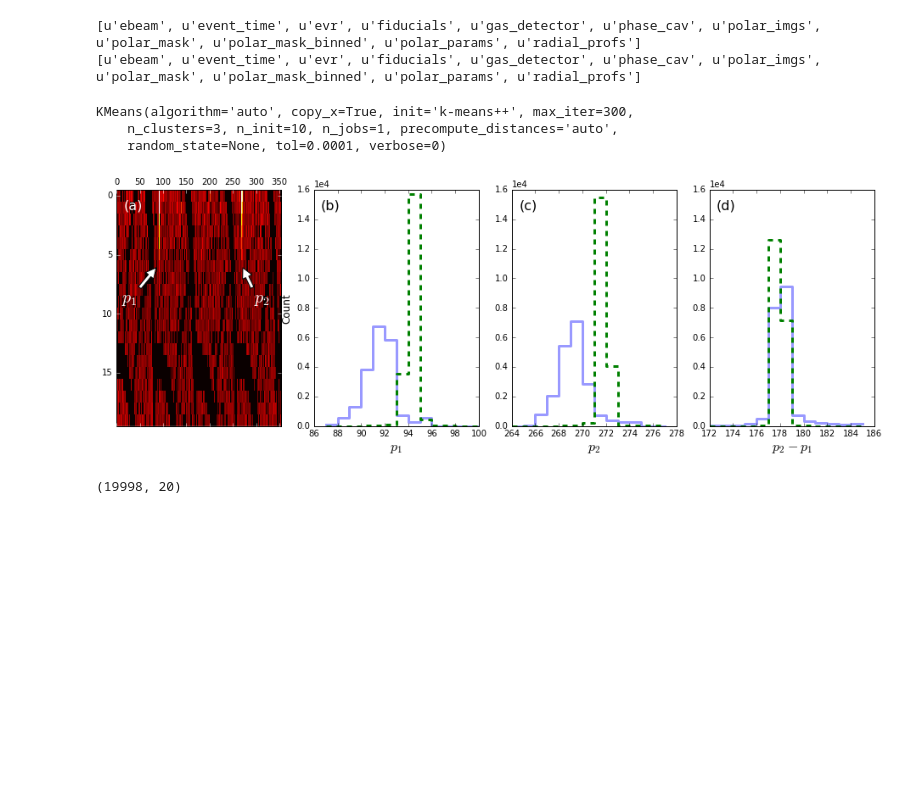
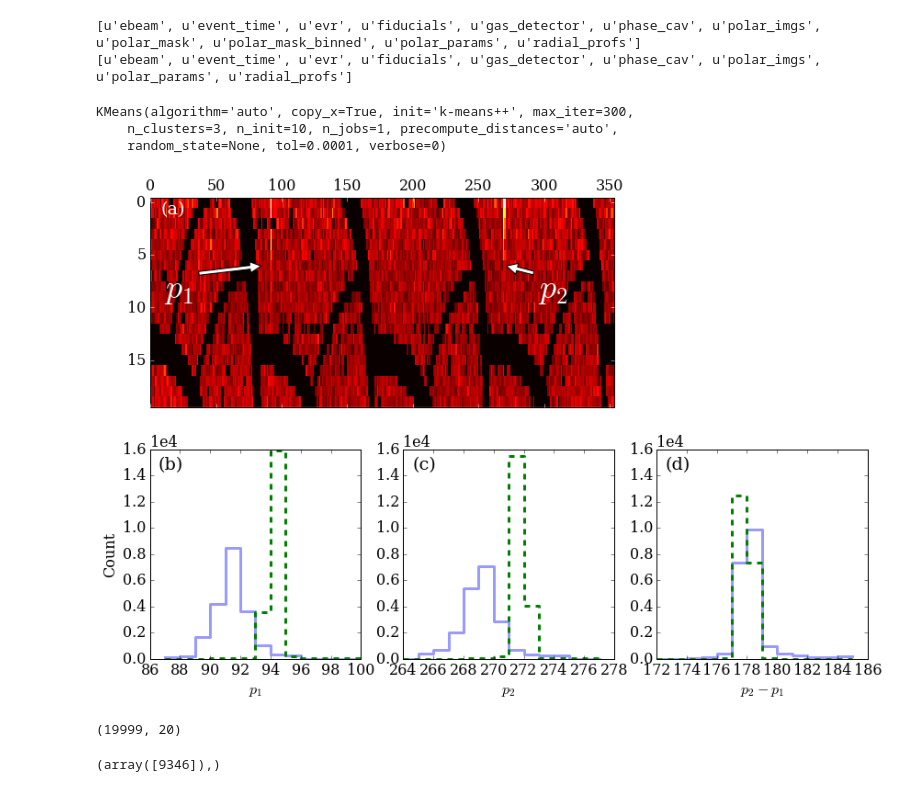
Before and after one commit to shenglan0407/dissertation_notebooks_dump, a Jupyter notebook: chapter_remove/cluster_by_streak/streak cluster.ipynb, the cells around one changed output. Drawn from its saved outputs; the diff is of its cells as text; code cells hidden in the pictures; blank space fills up the shorter version.

```diff
--- a/chapter_remove/cluster_by_streak/streak cluster.ipynb
+++ b/chapter_remove/cluster_by_streak/streak cluster.ipynb
@@ -20,6 +20,13 @@ from scipy.signal import find_peaks_cwt
 from scipy.optimize import curve_fit
 
 import matplotlib as mpl
+
+import matplotlib as mpl
+mpl.rcParams['font.size']=16
+mpl.rcParams['font.serif'] = "Bitstream Vera Serif"
+mpl.rcParams['font.family'] = "serif"
+
+from matplotlib.gridspec import GridSpec
 # %%
 def make_elbow_plot( data, max_nclust=12,):
     """data is Nexample x Nfeatures """
@@ -75,7 +82,7 @@ def lorentz_func(x, A, sigma,mu):
     return A*sigma**2/(sigma**2 + (x-mu)**2)
 # %%
 run_num=18
-PT_dir = '/reg/d/psdm/cxi/cxilp6715/scratch/combined_tables/finer_q/'
+PT_dir = '/reg/d/psdm/cxi/cxilp6715/results/combined_tables/finer_q/'
 f_PI=h5py.File(os.path.join(PT_dir,'run%d.tbl'%run_num),'r')
 print f_PI.keys()
 mask = f_PI['polar_mask_binned'].value
@@ -84,15 +91,16 @@ shots = f_PI['polar_imgs'].value[:20000,:5,:]*mask[:5]
 full_shots = f_PI['polar_imgs'].value[:20000,:,:]*mask
 
 run_num=11
-PT_dir = '/reg/d/psdm/cxi/cxilp6715/scratch/combined_tables/finer_q/'
+PT_dir = '/reg/d/psdm/cxi/cxilp6715/results/combined_tables/finer_q/'
 f_PI=h5py.File(os.path.join(PT_dir,'run%d.tbl'%run_num),'r')
 print f_PI.keys()
-mask2 = f_PI['polar_mask_binned'].value
-mask2 = (mask2==mask2.max())
+mask2 = mask.copy()
+# mask2 = f_PI['polar_mask_binned'].value
+# mask2 = (mask2==mask2.max())
 shots2 = f_PI['polar_imgs'].value[:20000,:5,:]*mask[:5]
 # %% [output]
 [u'ebeam', u'event_time', u'evr', u'fiducials', u'gas_detector', u'phase_cav', u'polar_imgs', u'polar_mask', u'polar_mask_binned', u'polar_params', u'radial_profs']
-[u'ebeam', u'event_time', u'evr', u'fiducials', u'gas_detector', u'phase_cav', u'polar_imgs', u'polar_mask', u'polar_mask_binned', u'polar_params', u'radial_profs']
+[u'ebeam', u'event_time', u'evr', u'fiducials', u'gas_detector', u'phase_cav', u'polar_imgs', u'polar_params', u'radial_profs']
 # %%
 ave_shots = shots.sum(1)
 ave_shots2 = shots2.sum(1)
@@ -128,69 +136,74 @@ pos2_2 = np.argmax(norm_shots2[:,268:278],axis=-1)+268
 dist = pos2-pos1
 dist2 = pos2_2-pos1_2
 # %%
-mpl.rcParams['font.size']=10
-plt.figure(figsize=[16,5])
-ax = plt.subplot(141)
-ax.set_title('(a)', x=0.1,y=0.9, fontsize=16, color='white')
+
+plt.figure(figsize=[14,9])
+gs = GridSpec(2,3)
+gs.update(wspace = 0.2)
+
+ax = plt.subplot(gs[0,:2])
+ax.set_title('(a)', x=0.05,y=0.9, color='white')
 plt.imshow((full_shots[100]*mask)[:20], aspect='auto', interpolation='none'
-           , cmap='hot',vmin=0,vmax=5e5)
-ax.annotate('$p_1$', xy=(87, 6), xytext=(10, 9),color='white', fontsize=20,
-            arrowprops=dict(facecolor='white', shrink=0.05),
+           , cmap='hot',vmin=0,vmax=4e5)
+ax.annotate('$p_1$', xy=(87, 6), xytext=(10, 9),color='white',
+            arrowprops=dict(facecolor='white', shrink=0.05),fontsize = 36
             )
 
-ax.annotate('$p_2$', xy=(270, 6), xytext=(295, 9),color='white', fontsize=20,
-            arrowprops=dict(facecolor='white', shrink=0.05),
+ax.annotate('$p_2$', xy=(270, 6), xytext=(295, 9),color='white',
+            arrowprops=dict(facecolor='white', shrink=0.05),fontsize = 36
             )
 
 ax.tick_params(labeltop=True,top=True, labelbottom=False, color='white')
 ##########################################
-ax=plt.subplot(142)
-ax.set_title('(b)', x=0.1,y=0.9, fontsize=16)
+ax=plt.subplot(gs[1,0])
+ax.set_title('(b)', x=0.1,y=0.88)
 bins=np.arange(86,101,1)
 hist1=np.histogram(pos1,bins=bins)
 hist2=np.histogram(pos1_2,bins=bins)
 
 plt.step(bins[1:],hist1[0], linewidth=3, alpha=0.4)
 plt.step(bins[1:],hist2[0], linewidth=3, alpha=1, linestyle='--')
-plt.xlabel('$p_1$', fontsize=16)
-ylab=plt.ylabel('Count', fontsize=12)
+plt.xlabel('$p_1$')
+ylab=plt.ylabel('Count')
 # ylab.set_position((86,0.5))
 
 plt.ylim(0,16000)
 ax.ticklabel_format(style='sci',scilimits=[-1,1], axis='y')
 #######################################
-ax =plt.subplot(143)
+ax =plt.subplot(gs[1,1])
 bins=np.arange(263,278,1)
 hist1=np.histogram(pos2,bins=bins)
 hist2=np.histogram(pos2_2,bins=bins)
 
 plt.step(bins[1:],hist1[0], linewidth=3, alpha=0.4)
 plt.step(bins[1:],hist2[0], linewidth=3, alpha=1., linestyle='--')
 plt.ylim(0,16000)
-plt.xlabel('$p_2$', fontsize=16)
-ax.set_title('(c)', x=0.1,y=0.9, fontsize=16)
+plt.xlabel('$p_2$')
+ax.set_title('(c)', x=0.1,y=0.88)
 ax.ticklabel_format(style='sci',scilimits=[-1,1], axis='y')
 ########################################
-ax =plt.subplot(144)
-ax.set_title('(d)', x=0.1,y=0.9, fontsize=16)
+ax =plt.subplot(gs[1,2])
+ax.set_title('(d)', x=0.1,y=0.88)
 bins=np.arange(171,186,1)
 
 hist1=np.histogram(dist,bins=bins)
 hist2=np.histogram(dist2,bins=bins)
 plt.step(bins[1:],hist1[0], linewidth=3, alpha=0.4)
 plt.step(bins[1:],hist2[0], linewidth=3, alpha=1., linestyle='--')
-plt.xlabel('$p_2 - p_1$', fontsize=16)
+plt.xlabel('$p_2 - p_1$')
 plt.ylim(0,16000)
 ax.ticklabel_format(style='sci',scilimits=[-1,1], axis='y')
 
-# plt.savefig('streak_positions_hist.png',bbox_in_inches='tight')
+plt.savefig('streak_positions_hist.png',bbox_in_inches='tight')
 # %% [output]
-[figure, old version]
+[figure, new version]
 # %%
 np.where(kmeans.labels_==0)
 a = range(0,norm_shots.shape[0])
-a.remove(9341)
-a.remove(9342)
+a.remove(9346)
+# a.remove(9342)
+# a.remove(9344)
+# a.remove(9343)
 
 # norm_shots 9341,9342
 inds=range(86,96)
@@ -198,7 +211,11 @@ inds.extend(range(264,274))
 x = norm_shots[a][:,inds]
 x.shape
 # %% [output]
-(19998, 20)
+(19999, 20)
+# %%
+np.where(kmeans.labels_==1)
+# %% [output]
+(array([9346]),)
 # %%
 kmeans = KMeans( n_clusters=4)
 kmeans.fit( x)
```
Also changed, not shown: parts of 5 cells of this notebook, 46 other files.
